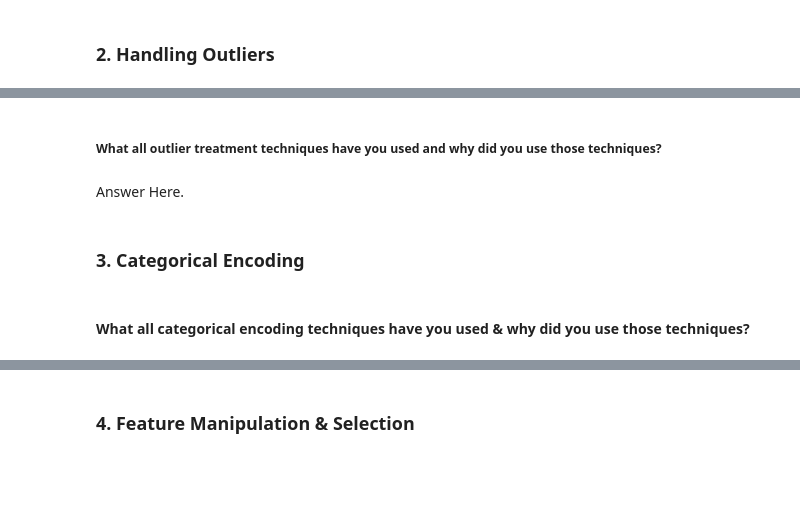
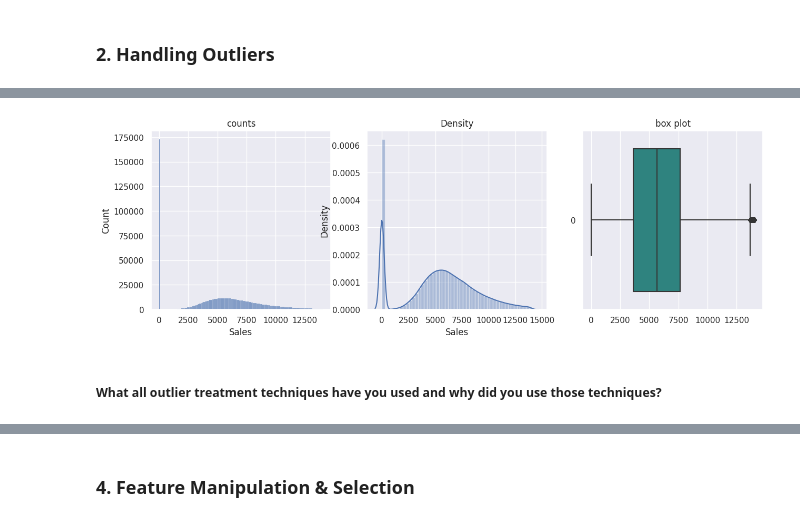
Before and after one commit to dipakpatil2001/Regression-Project-Retail_Sales_Prediction, a Jupyter notebook: Regression_Project_Retail_Sales_Prediction.ipynb, the cells around one changed output, grey strips where cells are left out. Saved outputs shown, nothing was run; the diff lists cells and outputs as text; code cells hidden in the pictures; blank space fills up the shorter version.

```diff
--- a/Regression_Project_Retail_Sales_Prediction.ipynb
+++ b/Regression_Project_Retail_Sales_Prediction.ipynb
@@ -975,0 +1044,18 @@ Filling missing values with 0 (zero) preserves data structure, aids compatibilit
+# %%
+# Winsorizing 'Sales' column
+total_df['WinsorizedSales'] = winsorize(total_df['Sales'], limits=[0.05, 0.05])
+
+# Log transformation for 'Sales'
+total_df['LogSales'] = total_df['Sales'].apply(lambda x: np.log1p(x))
+
+# Calculate IQR for 'Sales'
+Q1 = total_df['Sales'].quantile(0.25)
+Q3 = total_df['Sales'].quantile(0.75)
+IQR = Q3 - Q1
+
+# Identify and filter outliers using IQR
+total_df['IQRFilteredSales'] = total_df['Sales'].where(
+    (total_df['Sales'] >= Q1 - 1.5 * IQR) & (total_df['Sales'] <= Q3 + 1.5 * IQR),
+    total_df['Sales'])
+
+total_df = total_df[(total_df['Sales'] >= Q1 - 1.5 * IQR) & (total_df['Sales'] <= Q3 + 1.5 * IQR)]
@@ -976,6 +1071,6 @@ Filling missing values with 0 (zero) preserves data structure, aids compatibilit
+# %%
+out_handle(total_df)
+# %% [output]
+[figure, added]
 # %% [markdown]
 ##### What all outlier treatment techniques have you used and why did you use those techniques?
-# %% [markdown]
-Answer Here.
-# %% [markdown]
-### 3. Categorical Encoding
@@ -984,2 +1076,0 @@ Answer Here.
-# %% [markdown]
-#### What all categorical encoding techniques have you used & why did you use those techniques?
```
Also changed, not shown: parts of 88 cells of this notebook.
